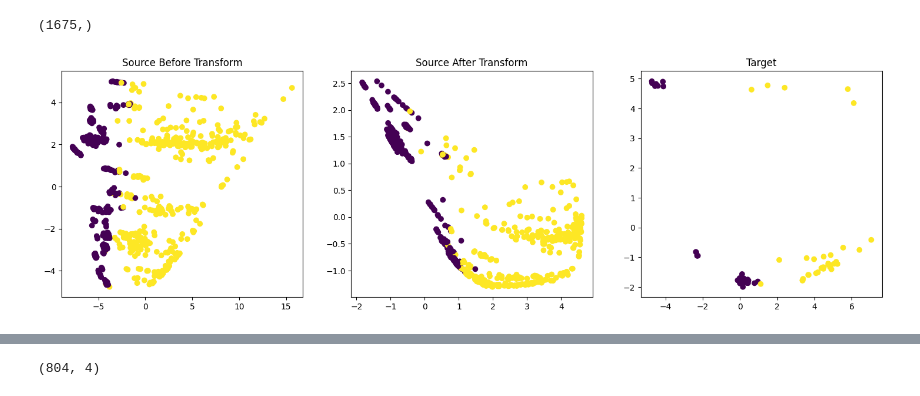
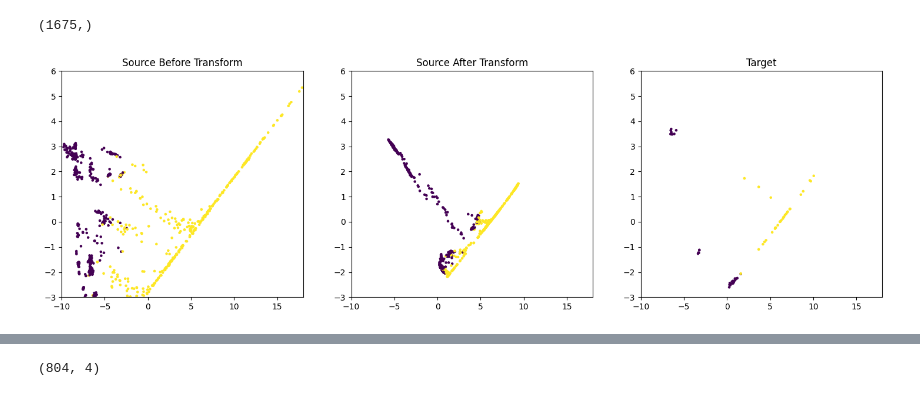
Before and after one commit to ajoystephens/otgcn, a Jupyter notebook: notebooks/explore_transform.ipynb, the cells around one changed output, grey strips where cells are left out. Cells and saved outputs as stored; diff of their text form; code cells hidden in the pictures.

```diff
--- a/notebooks/explore_transform.ipynb
+++ b/notebooks/explore_transform.ipynb
@@ -27,14 +28,11 @@ layer = 'pre_transform'
 path = f'../log/run/{source}__{target}/{seed}/hidden/{layer}.csv'
 
 pre_data = pd.read_csv(path,header=None)
-pre_data['label']=Y[:,1]
-pre_data = pre_data.drop(columns=['label']).to_numpy()
+pre_data = pre_data.to_numpy()
 
-
-
-layer = 'post_transform'
-path = f'../log/run/{source}__{target}/{seed}/hidden/{layer}.csv'
-
-post_data = pd.read_csv(path,header=None)
-post_data['label']=Y[:,1]
-post_data = post_data.drop(columns=['label']).to_numpy()
+transformer = OptimalTransport(ot_lambda=0.005)
+S = pre_data[source_mask]
+T = pre_data[target_mask]
+S_trans = transformer.transport(S,T,costType='l2')
+post_data = pre_data.copy()
+post_data[source_mask]=S_trans
@@ -68,22 +80,44 @@ pca.fit(all_data)
 pca_data = pca.transform(all_data)
 # %%
 plt.figure(figsize=(18, 5))
+import matplotlib.lines as mlines
+
+ms = 5
 
 plt.subplot(1, 3, 1)
-plt.scatter(pca_data[pre_mask,0], pca_data[pre_mask,1],c=Y[pre_mask,1])
+plt.scatter(pca_data[pre_mask,0], pca_data[pre_mask,1],ms,c=Y[pre_mask,1])
+# line = mlines.Line2D([0, 1], [0, 1], color='red')
+# plt.xlim(-10, 18)
+# plt.ylim(-6, 7)
+# transform = ax1.transAxes
+# line.set_transform(transform)
+# plt.add_line(line)
+# plt.plot([line1_x0, line1_x1], [line1_y0,line1_y1], color='red', lw=lw)
+# plt.plot([line2_x0, line2_x1], [line2_y0,line2_y1], color='blue')
+plt.xlim(-10, 18)
+plt.ylim(-3, 6)
 plt.title('Source Before Transform')
 # plt.ylabel('Damped oscillation')
 
 
 plt.subplot(1, 3, 2)
-plt.scatter(pca_data[post_mask,0], pca_data[post_mask,1],c=Y[post_mask,1])
+plt.scatter(pca_data[post_mask,0], pca_data[post_mask,1],ms,c=Y[post_mask,1])
+# plt.plot([line1_x0, line1_x1], [line1_y0,line1_y1], color='red')
+# plt.plot([line2_x0, line2_x1], [line2_y0,line2_y1], color='blue', lw=lw)
+plt.xlim(-10, 18)
+plt.ylim(-3, 6)
 plt.title('Source After Transform')
 
 
 plt.subplot(1, 3, 3)
-plt.scatter(pca_data[tar_mask,0], pca_data[tar_mask,1],c=Y[tar_mask,1])
+plt.scatter(pca_data[tar_mask,0], pca_data[tar_mask,1],ms,c=Y[tar_mask,1])
+# plt.plot([line1_x0, line1_x1], [line1_y0,line1_y1], color='red', lw=lw)
+# plt.plot([line2_x0, line2_x1], [line2_y0,line2_y1], color='blue', lw=lw)
+plt.xlim(-10, 18)
+plt.ylim(-3, 6)
+# plt.xlim(-, 60)
 plt.title('Target')
 
 plt.show()
 # %% [output]
-[figure, old version]
+[figure, new version]
```
Also changed, not shown: parts of 19 cells of this notebook, 2 other files.
